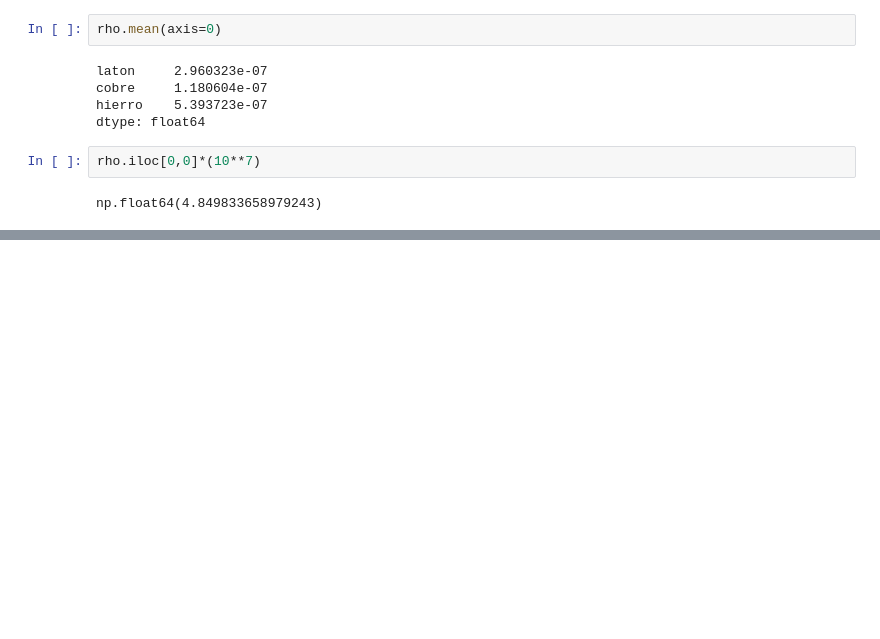
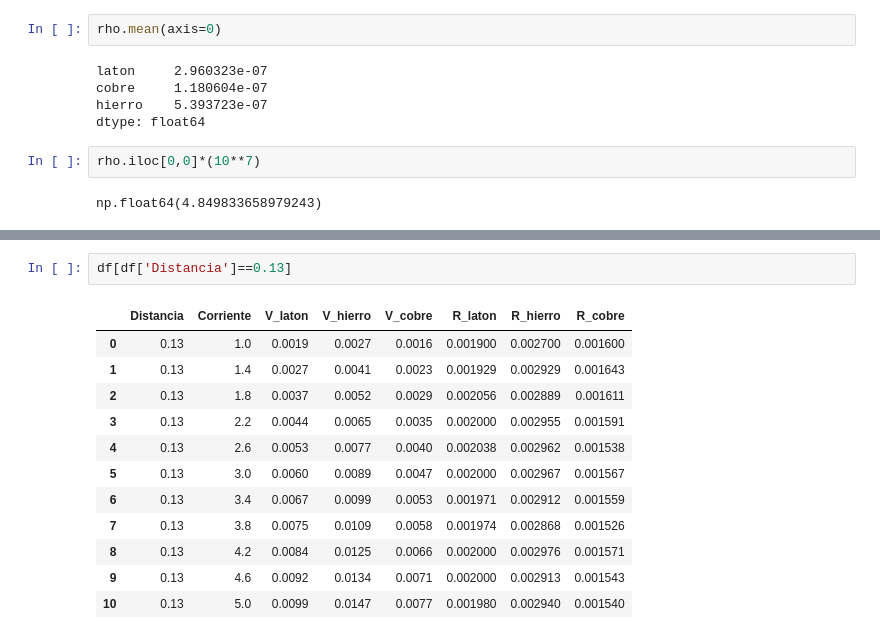
Before and after one commit to Haziel-Soria-Trejo/Laboratorio, a Jupyter notebook: resistividad.ipynb, the cells around one changed output, grey strips where cells are left out. Cells and saved outputs as stored; diff of their text form; blank space fills up the shorter version.

```diff
--- a/resistividad.ipynb
+++ b/resistividad.ipynb
@@ -137,0 +147,15 @@ np.float64(4.849833658979243)
+# %%
+df[df['Distancia']==0.13]
+# %% [output]
+|  | Distancia | Corriente | V_laton | V_hierro | V_cobre | R_laton | R_hierro | R_cobre |
+| 0 | 0.13 | 1.0 | 0.0019 | 0.0027 | 0.0016 | 0.001900 | 0.002700 | 0.001600 |
+| 1 | 0.13 | 1.4 | 0.0027 | 0.0041 | 0.0023 | 0.001929 | 0.002929 | 0.001643 |
+| 2 | 0.13 | 1.8 | 0.0037 | 0.0052 | 0.0029 | 0.002056 | 0.002889 | 0.001611 |
+| 3 | 0.13 | 2.2 | 0.0044 | 0.0065 | 0.0035 | 0.002000 | 0.002955 | 0.001591 |
+| 4 | 0.13 | 2.6 | 0.0053 | 0.0077 | 0.0040 | 0.002038 | 0.002962 | 0.001538 |
+| 5 | 0.13 | 3.0 | 0.0060 | 0.0089 | 0.0047 | 0.002000 | 0.002967 | 0.001567 |
+| 6 | 0.13 | 3.4 | 0.0067 | 0.0099 | 0.0053 | 0.001971 | 0.002912 | 0.001559 |
+| 7 | 0.13 | 3.8 | 0.0075 | 0.0109 | 0.0058 | 0.001974 | 0.002868 | 0.001526 |
+| 8 | 0.13 | 4.2 | 0.0084 | 0.0125 | 0.0066 | 0.002000 | 0.002976 | 0.001571 |
+| 9 | 0.13 | 4.6 | 0.0092 | 0.0134 | 0.0071 | 0.002000 | 0.002913 | 0.001543 |
+| 10 | 0.13 | 5.0 | 0.0099 | 0.0147 | 0.0077 | 0.001980 | 0.002940 | 0.001540 |
```
Also changed, not shown: parts of 5 cells of this notebook, 8 other files.
